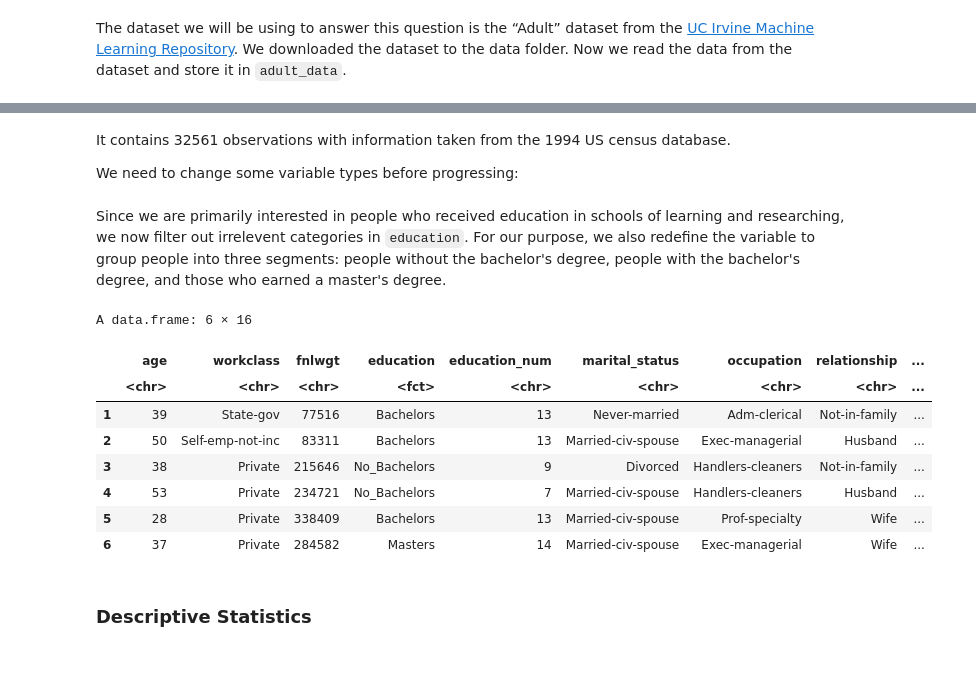
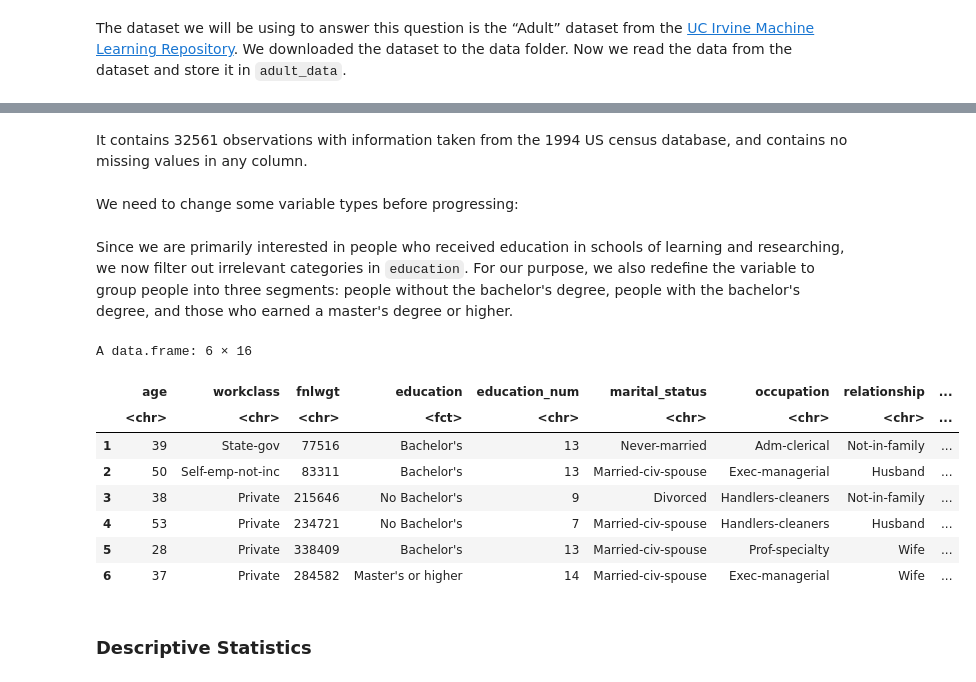
Before and after one commit to Julian-UBC/project-32, a Jupyter notebook: education_income.ipynb, the cells around one changed output, grey strips where cells are left out. Saved outputs shown, nothing was run; the diff lists cells and outputs as text; code cells hidden in the pictures.

```diff
--- a/education_income.ipynb
+++ b/education_income.ipynb
@@ -35,7 +36,8 @@ options(repr.plot.width=8, repr.plot.height=6)
 The dataset we will be using to answer this question is the “Adult” dataset from the [UC Irvine Machine Learning Repository](https://archive.ics.uci.edu/dataset/2/adult).
 We downloaded the dataset to the data folder. Now we read the data from the dataset and store it in `adult_data`.
 # %%
-adult_data <- read.table("./data/adult.data", header=FALSE, sep= ",",
+data_url <- "https://raw.githubusercontent.com/Julian-UBC/project-32/main/data/adult.data"
+adult_data <- read.table(data_url, header=FALSE, sep= ",",
                  col.names = c("age", "workclass", "fnlwgt", "education", "education_num", "marital_status", "occupation", "relationship",
                                "race", "sex", "capital_gain", "capital_loss", "hours_per_week", "native_country", "class"))
 
@@ -43,6 +45,7 @@ adult_df <- as.data.frame(apply(adult_data, 2, str_remove_all, " "))
 
 head(adult_df)
 nrow(adult_df)
+adult_df |> summarize(across(everything(), list(na = ~ sum(is.na(.x)))))
 # %% [output]
 A data.frame: 6 × 15
 |  | age | workclass | fnlwgt | education | education_num | marital_status | occupation | relationship | ... |
@@ -57,30 +64,31 @@ A data.frame: 6 × 15
-# %% [markdown]
-It contains 32561 observations with information taken from the 1994 US census database.
-
-We need to change some variable types before progressing:
+# %% [markdown]
+It contains 32561 observations with information taken from the 1994 US census database, and contains no missing values in any column.
+# %% [markdown]
+We need to change some variable types before progressing:
 # %%
 dt <- adult_df %>%
     mutate(above_50_k = (class == ">50K"),
           hours_per_week = as.integer(hours_per_week))
 # %% [markdown]
-Since we are primarily interested in people who received education in schools of learning and researching, we now filter out irrelevent categories in `education`. For our purpose, we also redefine the variable to group people into three segments: people without the bachelor's degree, people with the bachelor's degree, and those who earned a master's degree.
+Since we are primarily interested in people who received education in schools of learning and researching, we now filter out irrelevant categories in `education`. For our purpose, we also redefine the variable to group people into three segments: people without the bachelor's degree, people with the bachelor's degree, and those who earned a master's degree or higher.
 # %%
 data <- dt %>%
-    filter(!education %in% c("Some-college", "Prof-school", "Assoc-acdm", "Assoc-voc", "Doctorate")) %>%
-    mutate(education = if_else((education != "Bachelors" & education != "Masters"), "No_Bachelors", education)) %>%
+    filter(!education %in% c("Some-college", "Prof-school", "Assoc-acdm", "Assoc-voc")) %>%
+    mutate(education = if_else(education == "Doctorate" | education == "Masters", "Master's or higher",
+                       if_else(education == "Bachelors", "Bachelor's", "No Bachelor's"))) %>%
     mutate(education = factor(education))
 
 head(data)
 # %% [output]
 A data.frame: 6 × 16
 |  | age | workclass | fnlwgt | education | education_num | marital_status | occupation | relationship | ... |
 |  | <chr> | <chr> | <chr> | <fct> | <chr> | <chr> | <chr> | <chr> | ... |
-| 1 | 39 | State-gov | 77516 | Bachelors | 13 | Never-married | Adm-clerical | Not-in-family | ... |
-| 2 | 50 | Self-emp-not-inc | 83311 | Bachelors | 13 | Married-civ-spouse | Exec-managerial | Husband | ... |
-| 3 | 38 | Private | 215646 | No_Bachelors | 9 | Divorced | Handlers-cleaners | Not-in-family | ... |
-| 4 | 53 | Private | 234721 | No_Bachelors | 7 | Married-civ-spouse | Handlers-cleaners | Husband | ... |
-| 5 | 28 | Private | 338409 | Bachelors | 13 | Married-civ-spouse | Prof-specialty | Wife | ... |
-| 6 | 37 | Private | 284582 | Masters | 14 | Married-civ-spouse | Exec-managerial | Wife | ... |
+| 1 | 39 | State-gov | 77516 | Bachelor's | 13 | Never-married | Adm-clerical | Not-in-family | ... |
+| 2 | 50 | Self-emp-not-inc | 83311 | Bachelor's | 13 | Married-civ-spouse | Exec-managerial | Husband | ... |
+| 3 | 38 | Private | 215646 | No Bachelor's | 9 | Divorced | Handlers-cleaners | Not-in-family | ... |
+| 4 | 53 | Private | 234721 | No Bachelor's | 7 | Married-civ-spouse | Handlers-cleaners | Husband | ... |
+| 5 | 28 | Private | 338409 | Bachelor's | 13 | Married-civ-spouse | Prof-specialty | Wife | ... |
+| 6 | 37 | Private | 284582 | Master's or higher | 14 | Married-civ-spouse | Exec-managerial | Wife | ... |
 # %% [markdown]
 ### Descriptive Statistics
 # %% [markdown]
```
Also changed, not shown: parts of 13 cells of this notebook.
